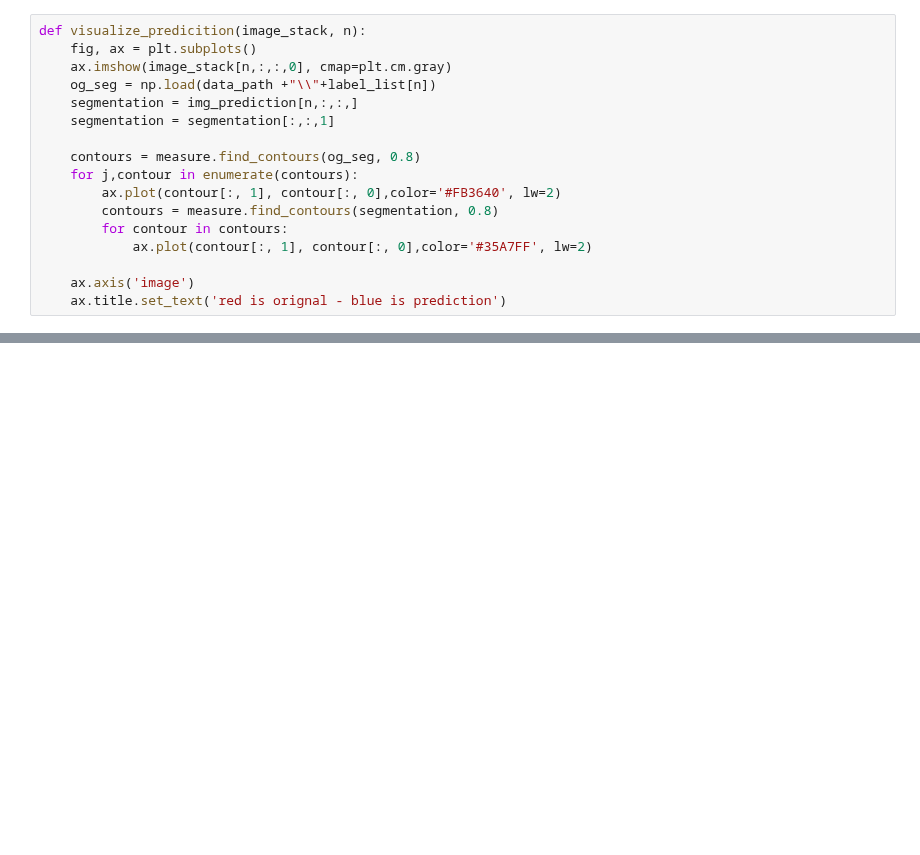
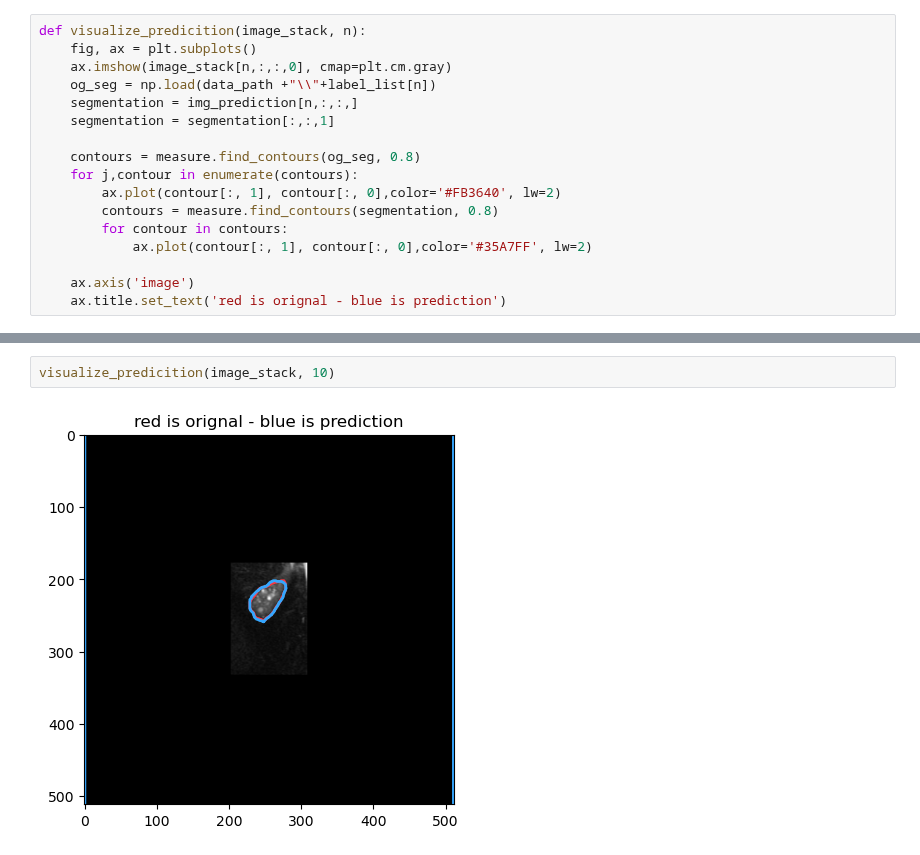
Before and after one commit to EmmaSchmidt2021/Kidney-Segmentation-Jupyter, a Jupyter notebook: (3) Load weighs and predict Kidney mask - Data Generator.ipynb, the cells around one changed output, grey strips where cells are left out. Cells and saved outputs as stored; diff of their text form; blank space fills up the shorter version.

```diff
--- a/(3) Load weighs and predict Kidney mask - Data Generator.ipynb
+++ b/(3) Load weighs and predict Kidney mask - Data Generator.ipynb
@@ -341,0 +392,4 @@ visualize_predicition(image_stack, 16)
+# %%
+visualize_predicition(image_stack, 10)
+# %% [output]
+[figure, added]
```
Also changed, not shown: parts of 8 cells of this notebook, 1 other file.
